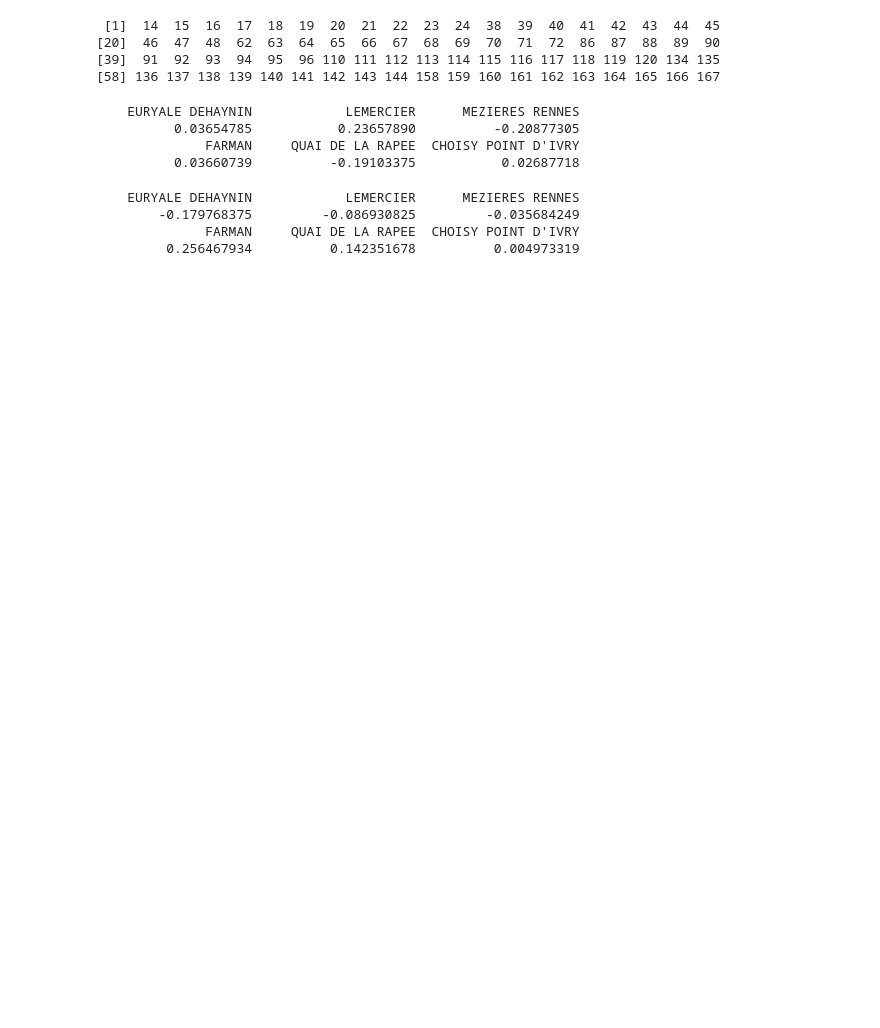
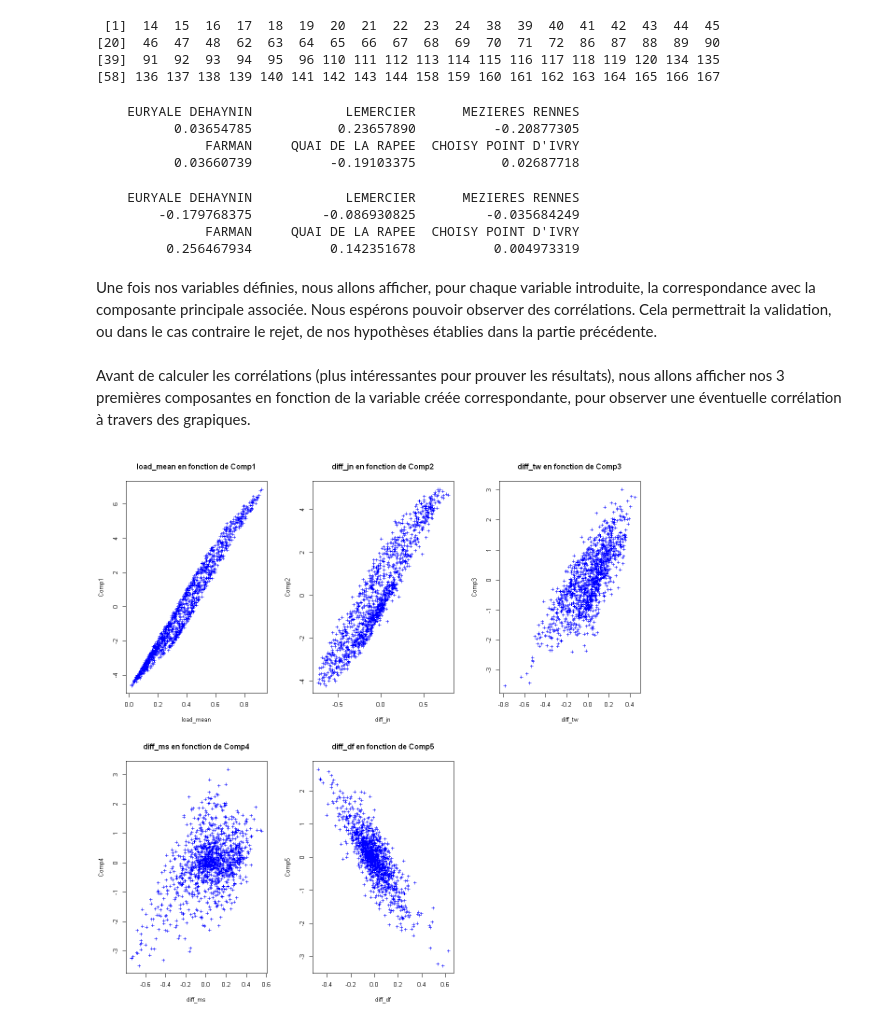
Before and after one commit to dpiot14/ProjetAD, a Jupyter notebook: TP_Velib_R_Project.ipynb, the cells around one changed output. Drawn from its saved outputs; the diff is of its cells as text; code cells hidden in the pictures; blank space fills up the shorter version.

```diff
--- a/TP_Velib_R_Project.ipynb
+++ b/TP_Velib_R_Project.ipynb
@@ -1062,3 +1123,17 @@ head(diff_df)
         -0.179768375         -0.086930825         -0.035684249
               FARMAN     QUAI DE LA RAPEE  CHOISY POINT D'IVRY
          0.256467934          0.142351678          0.004973319
+# %% [markdown]
+Une fois nos variables définies, nous allons afficher, pour chaque variable introduite, la correspondance avec la composante principale associée. Nous espérons pouvoir observer des corrélations. Cela permettrait la validation, ou dans le cas contraire le rejet, de nos hypothèses établies dans la partie précédente.
+# %% [markdown]
+Avant de calculer les corrélations (plus intéressantes pour prouver les résultats), nous allons afficher nos 3 premières composantes en fonction de la variable créée correspondante, pour observer une éventuelle corrélation à travers des grapiques.
+# %%
+par(mfrow=c(2,3))
+
+plot(load_mean, loading_pca$Dim1, pch='+', main="load_mean en fonction de Comp1", xlab="load_mean", ylab="Comp1", col="blue")
+plot(diff_jn, loading_pca$Dim2, pch='+', main="diff_jn en fonction de Comp2", xlab="diff_jn", ylab="Comp2", col="blue")
+plot(diff_tw, loading_pca$Dim3, pch='+', main="diff_tw en fonction de Comp3", xlab="diff_tw", ylab="Comp3", col="blue")
+plot(diff_ms, loading_pca$Dim4, pch='+', main="diff_ms en fonction de Comp4", xlab="diff_ms", ylab="Comp4", col="blue")
+plot(diff_df, loading_pca$Dim5, pch='+', main="diff_df en fonction de Comp5", xlab="diff_df", ylab="Comp5", col="blue")
+# %% [output]
+[figure, added]
```
Also changed, not shown: parts of 50 cells of this notebook.
